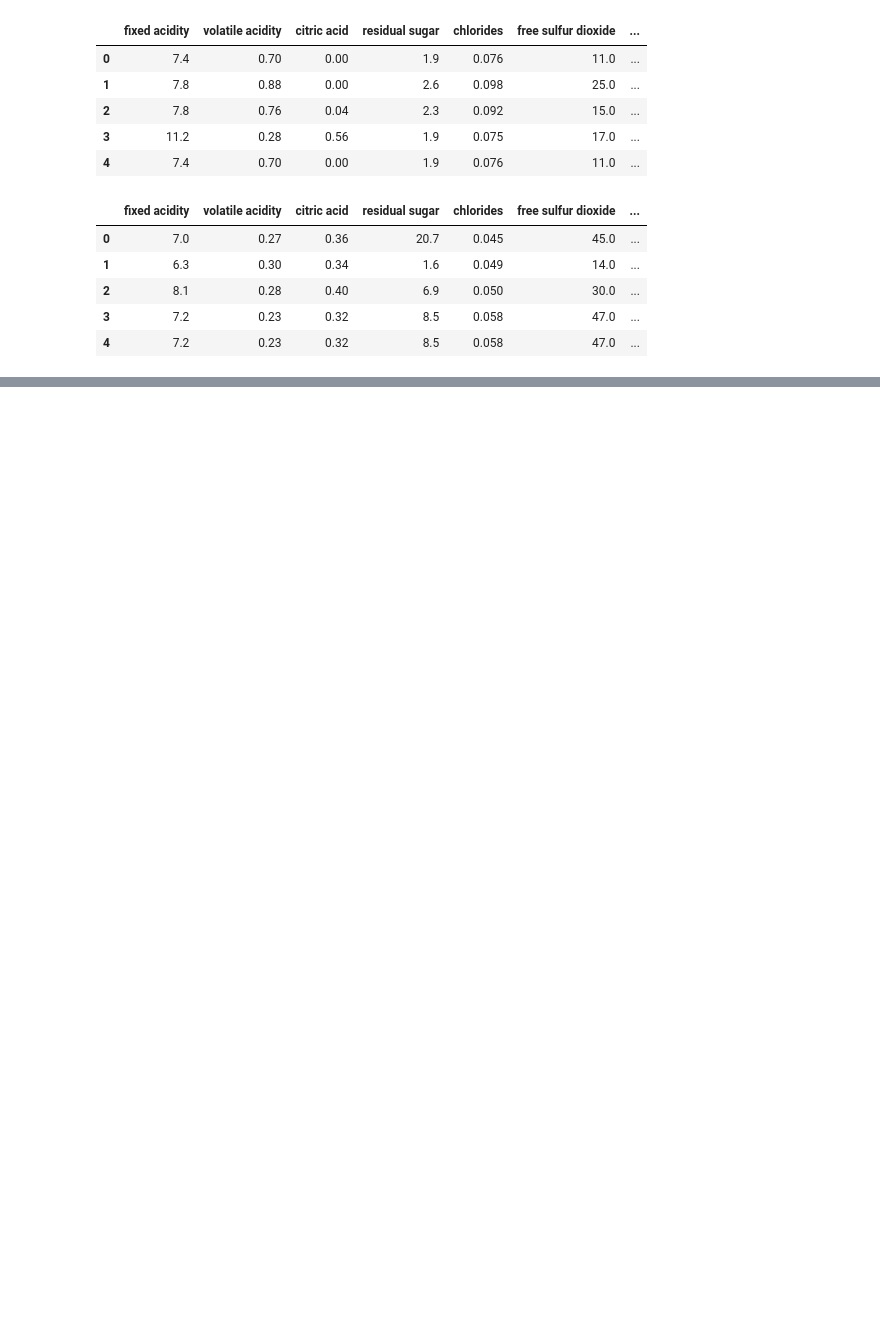
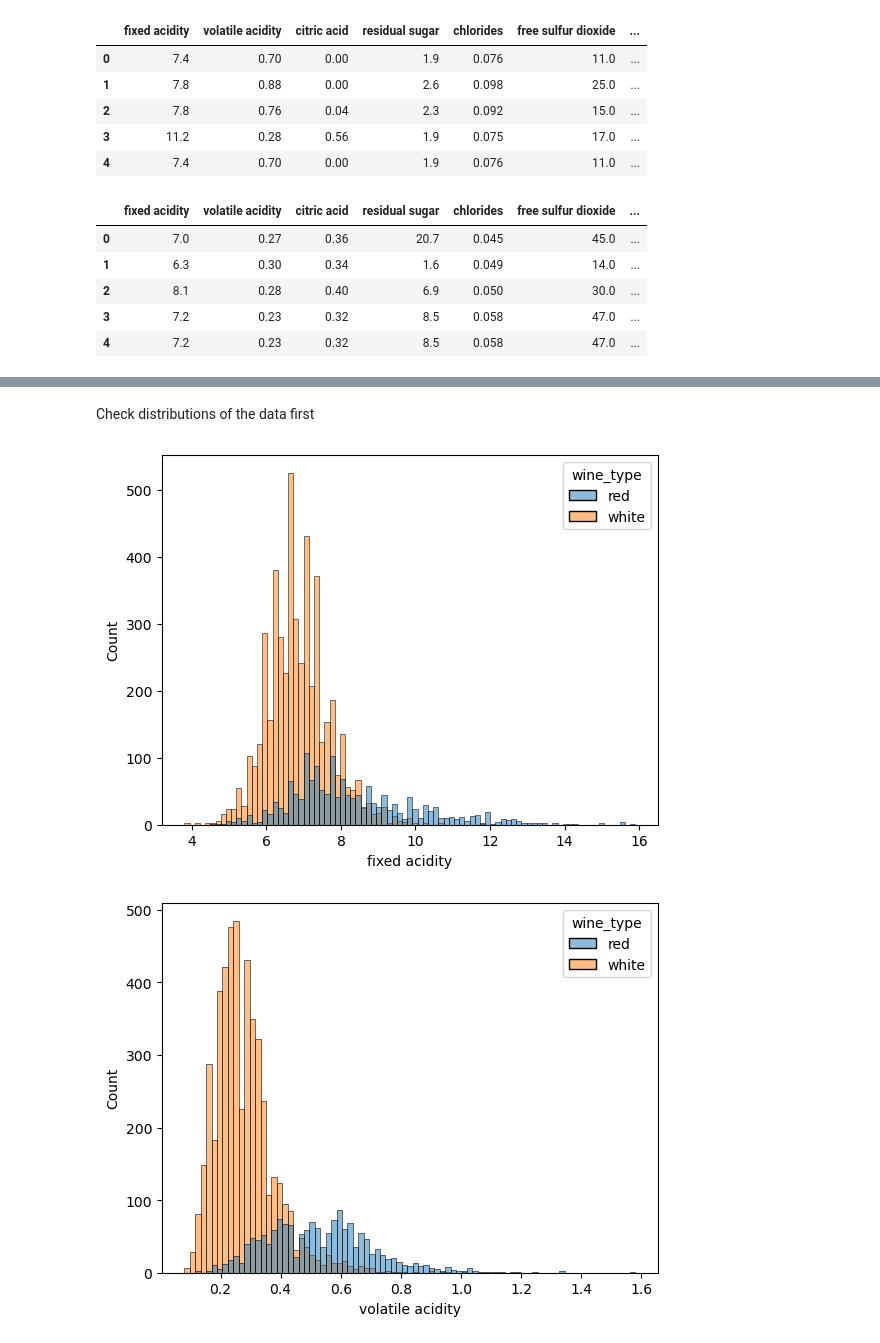
Before and after one commit to nick-edwige-clustering-project/wine-clustering-project, a Jupyter notebook: mvp_nick.ipynb, the cells around one changed output, grey strips where cells are left out. Cells and saved outputs as stored; diff of their text form; code cells hidden in the pictures; blank space fills up the shorter version.

```diff
--- a/mvp_nick.ipynb
+++ b/mvp_nick.ipynb
@@ -48,0 +78,4 @@ wines = pd.concat([red,white])
+# %%
+# Create function to acquire wines tables
+def get_wine():
+    return pd.read_csv('wines.csv')
@@ -48,0 +84,2 @@ wines = pd.concat([red,white])
+# %%
+wine = get_wine() # acquire data
@@ -48,0 +122,10 @@ wines = pd.concat([red,white])
+# %% [markdown]
+Check distributions of the data first
+# %%
+for col in wine.columns:
+    plt.figure()
+    sns.histplot(wine, x=col, hue='wine_type')
+    plt.show()
+# %% [output]
+[figure, added]
+[figure, added]
```
Also changed, not shown: parts of 19 cells of this notebook.
